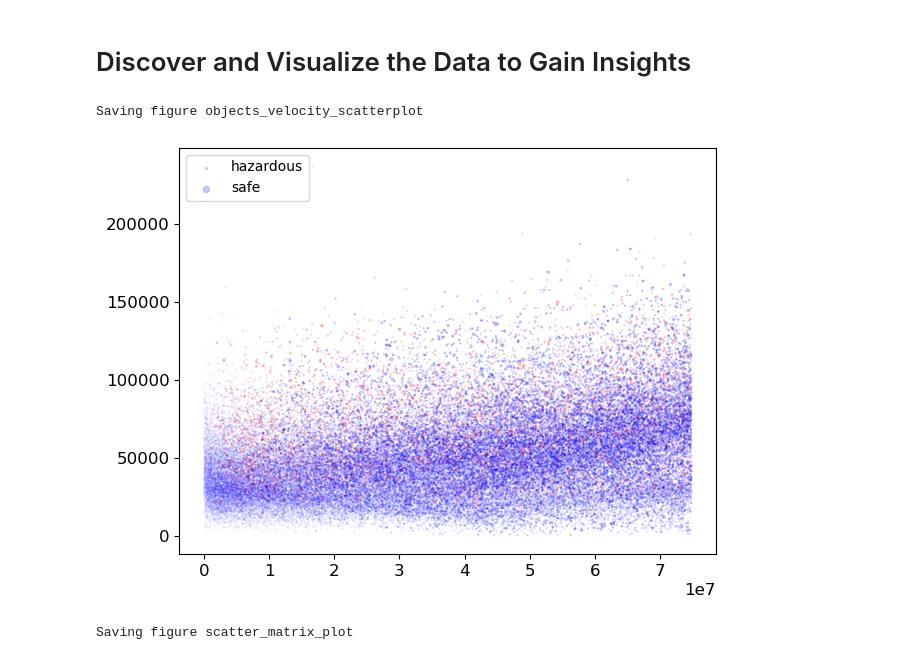
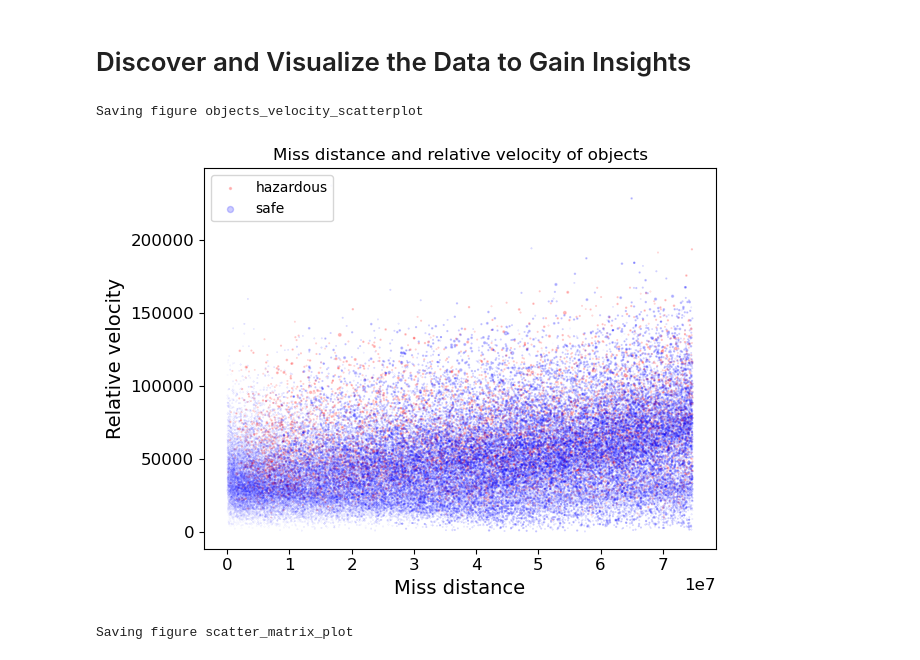
Before and after one commit to CaptainShepard01/IntelligentSystems-Spring2023, a Jupyter notebook: Lab_5/Lab_5.ipynb, the cells around one changed output. Cells and saved outputs as stored; diff of their text form; code cells hidden in the pictures.

Commit message:
Changed plot

```diff
--- a/Lab_5/Lab_5.ipynb
+++ b/Lab_5/Lab_5.ipynb
@@ -275,18 +275,21 @@ neo = strat_train_set.copy()
 # %%
 hazardous = neo[neo["hazardous_int"] == 1]
 safe = neo[neo["hazardous_int"] == 0]
 
 plt.scatter(hazardous["miss_distance"], hazardous["relative_velocity"], alpha=0.2,
              s=hazardous["est_diameter_min"], label="hazardous", c="red")
 
 plt.scatter(safe["miss_distance"], safe["relative_velocity"], alpha=0.2,
              s=safe["est_diameter_min"], label="safe", c="blue")
 
-plt.legend()
+plt.title("Miss distance and relative velocity of objects")
+plt.xlabel("Miss distance")
+plt.ylabel("Relative velocity")
+plt.legend(loc='upper left')
 save_fig("objects_velocity_scatterplot")
 # %% [output]
 Saving figure objects_velocity_scatterplot
-[figure, old version]
+[figure, new version]
 # %%
 from pandas.plotting import scatter_matrix
 
```
Also changed, not shown: 1 other file.
